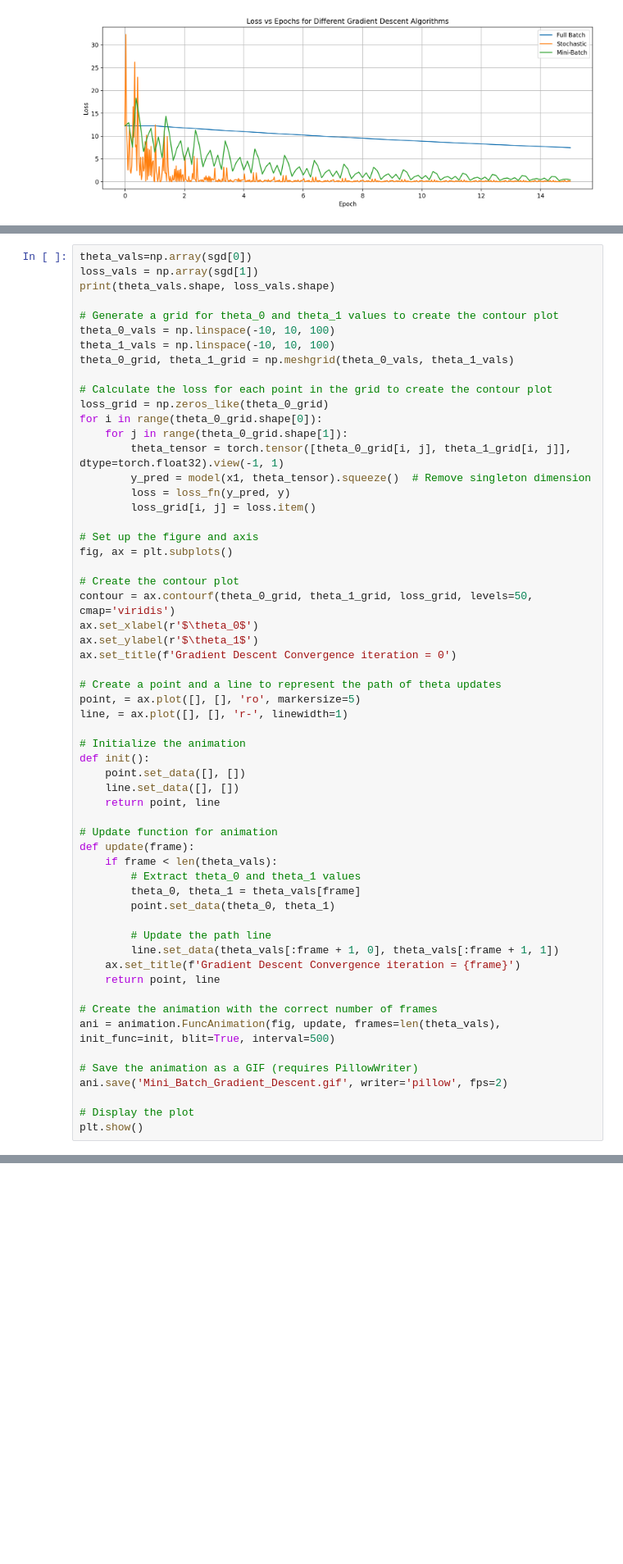
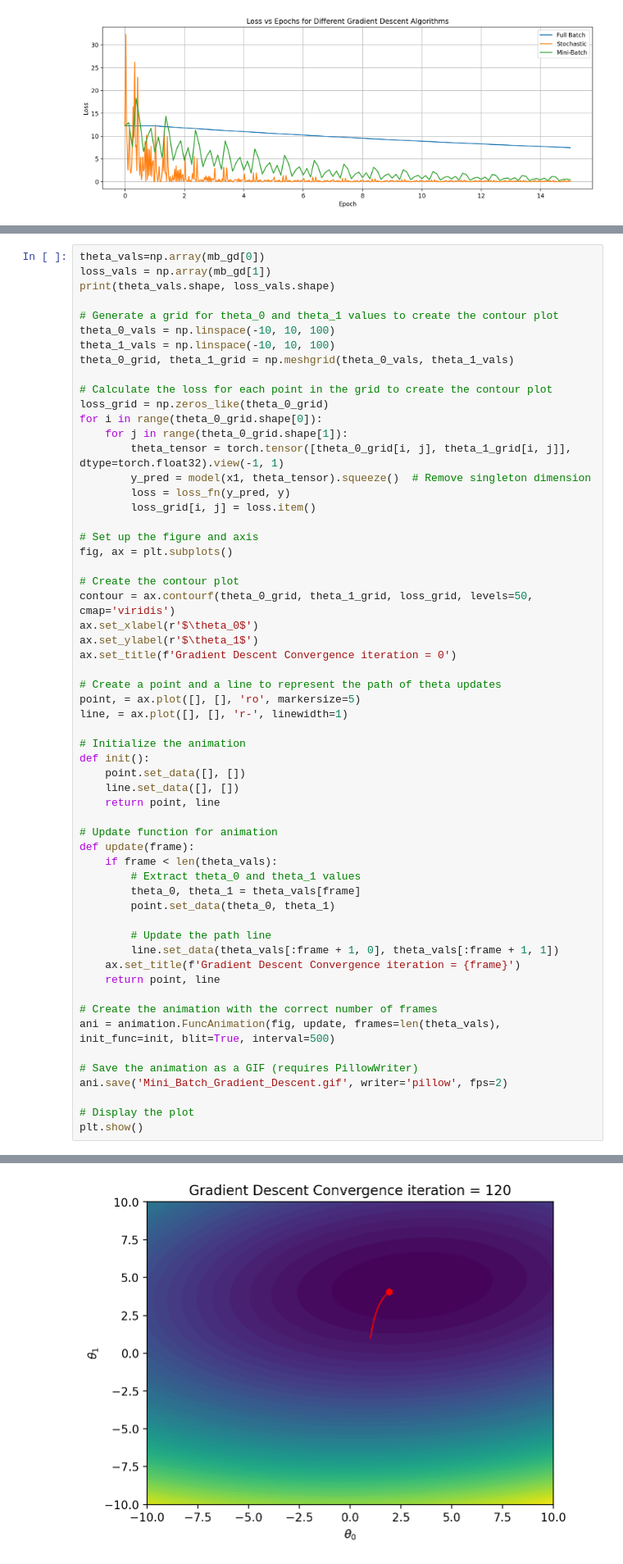
Before and after one commit to HarshilShah1804/ES335_Assignment2, a Jupyter notebook: task1.ipynb, the cells around one changed output, grey strips where cells are left out. Shown: that part at 82% size. Cells and saved outputs as stored; diff of their text form; blank space fills up the shorter version.

```diff
--- a/task1.ipynb
+++ b/task1.ipynb
@@ -332,6 +332,6 @@ plt.show()
 # %%
-theta_vals=np.array(sgd[0])
-loss_vals = np.array(sgd[1])
+theta_vals=np.array(mb_gd[0])
+loss_vals = np.array(mb_gd[1])
 print(theta_vals.shape, loss_vals.shape)
 
 # Generate a grid for theta_0 and theta_1 values to create the contour plot
@@ -387,3 +387,4 @@ ani.save('Mini_Batch_Gradient_Descent.gif', writer='pillow', fps=2)
 
 # Display the plot
 plt.show()
+# %% [output]
@@ -389,0 +392 @@ plt.show()
+[figure, added]
```
Also changed, not shown: parts of 8 cells of this notebook.
